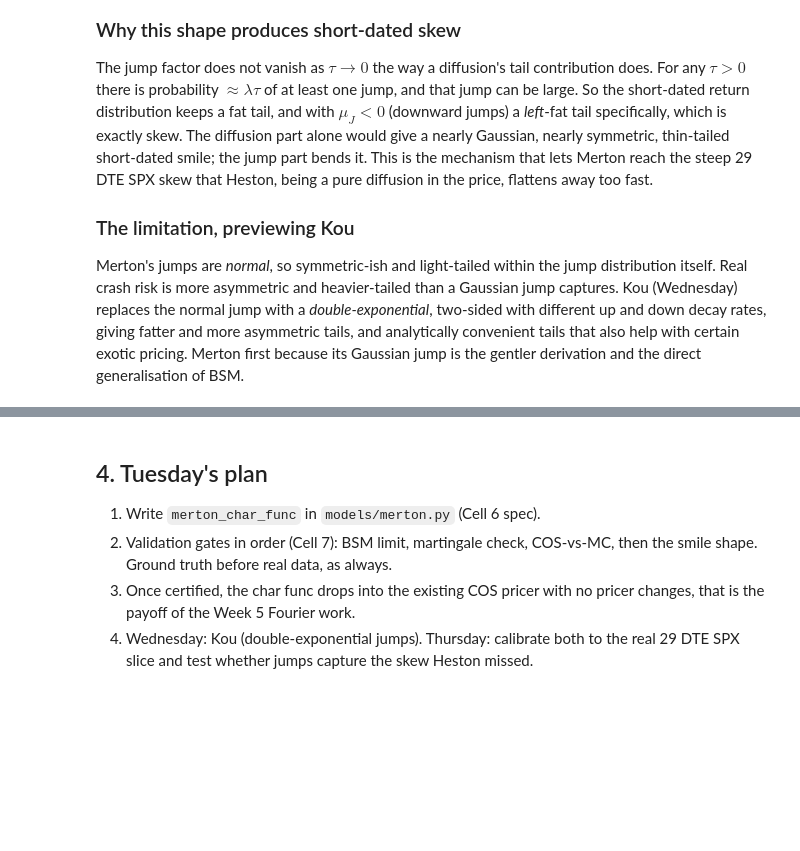
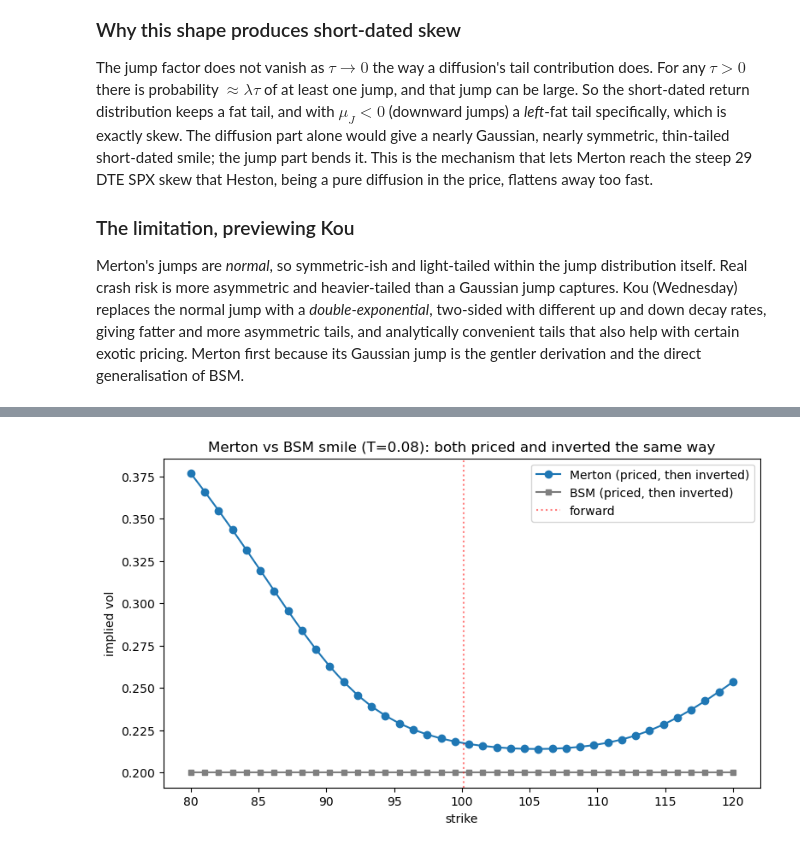
Before and after one commit to Kunvuthi/quant-project, a Jupyter notebook: notebooks/12_merton_model.ipynb, the cells around one changed output, grey strips where cells are left out. Cells and saved outputs as stored; diff of their text form; code cells hidden in the pictures; blank space fills up the shorter version.

Commit message:
Notebook compare and demo of Merton and Smile

```diff
--- a/notebooks/12_merton_model.ipynb
+++ b/notebooks/12_merton_model.ipynb
@@ -174,29 +176,30 @@ import matplotlib.pyplot as plt
 # %%
-# Validation, ground-truth-first as always.
-#
-# Gate 1: lambda -> 0 recovers BSM.
-#   Price a call via COS using merton_char_func with lam=0, compare to bsm_price.
-#   Should agree to COS truncation accuracy.
-#
-# Gate 2: martingale check.
-#   phi(-i) must equal S0 * exp((r - q) T). Evaluate the char func at u = -1j,
-#   assert close to S0*exp((r-q)*T). This certifies the kappa compensator.
-#
-# Gate 3: COS vs Monte Carlo.
-#   Simulate Merton paths (diffusion + compound Poisson jumps), price a call by
-#   MC with its standard error, and confirm the COS price sits within a few SE.
-#   The MC simulator is the independent ground truth for the char-func pricer.
-#
-# Gate 4: reduces sensibly, sanity of the smile.
-#   Price a strip of strikes via COS, invert to implied vol, plot. With mu_j < 0
-#   the short-dated smile should show a left skew that a pure diffusion cannot.
+from calibration.implied_vol import bsm_implied_vol
+from models.bsm import bsm_price
+
+T_short = 0.08
+strikes = np.linspace(80, 120, 40)
+
+# Merton: price then invert
+merton_prices = np.array([merton_cos_price(S0, R, Q, T_short, SIGMA, LAM, MU_J, DELTA_J, K, "call")
+                          for K in strikes])
+merton_ivs = [bsm_implied_vol(p, S0, K, T_short, R, "call", b=R-Q)
+              for p, K in zip(merton_prices, strikes)]
+
+# BSM: price then invert, the SAME round-trip, so flatness is demonstrated not asserted
+bsm_prices = np.array([bsm_price(S0, K, T_short, R, SIGMA, "call", b=R-Q) for K in strikes])
+bsm_ivs = [bsm_implied_vol(p, S0, K, T_short, R, "call", b=R-Q)
+           for p, K in zip(bsm_prices, strikes)]
+
+F = S0 * np.exp((R - Q) * T_short)
+fig, ax = plt.subplots(figsize=(9, 5))
+ax.plot(strikes, merton_ivs, "o-", color="tab:blue", label="Merton (priced, then inverted)")
+ax.plot(strikes, bsm_ivs, "s-", color="tab:gray", markersize=4,
+        label="BSM (priced, then inverted)")
+ax.axvline(F, color="red", ls=":", alpha=0.5, label="forward")
+ax.set_xlabel("strike"); ax.set_ylabel("implied vol")
+ax.set_title(f"Merton vs BSM smile (T={T_short}): both priced and inverted the same way")
+ax.legend()
+plt.show()
+# %% [output]
+[figure, added]
-# %% [markdown]
-## 4. Tuesday's plan
-
-1. Write `merton_char_func` in `models/merton.py` (Cell 6 spec).
-2. Validation gates in order (Cell 7): BSM limit, martingale check, COS-vs-MC,
-   then the smile shape. Ground truth before real data, as always.
-3. Once certified, the char func drops into the existing COS pricer with no
-   pricer changes, that is the payoff of the Week 5 Fourier work.
-4. Wednesday: Kou (double-exponential jumps). Thursday: calibrate both to the
-   real 29 DTE SPX slice and test whether jumps capture the skew Heston missed.
```
Also changed, not shown: parts of 3 cells of this notebook.
